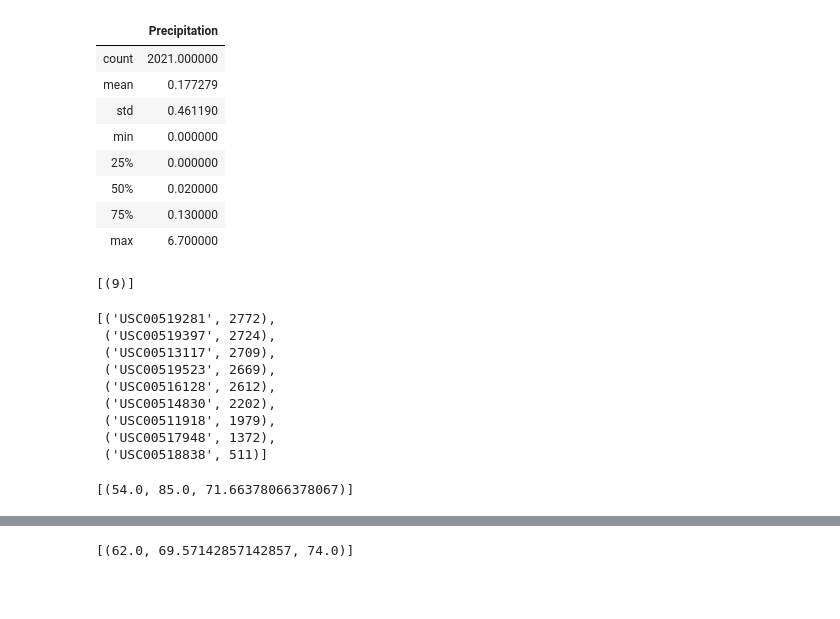
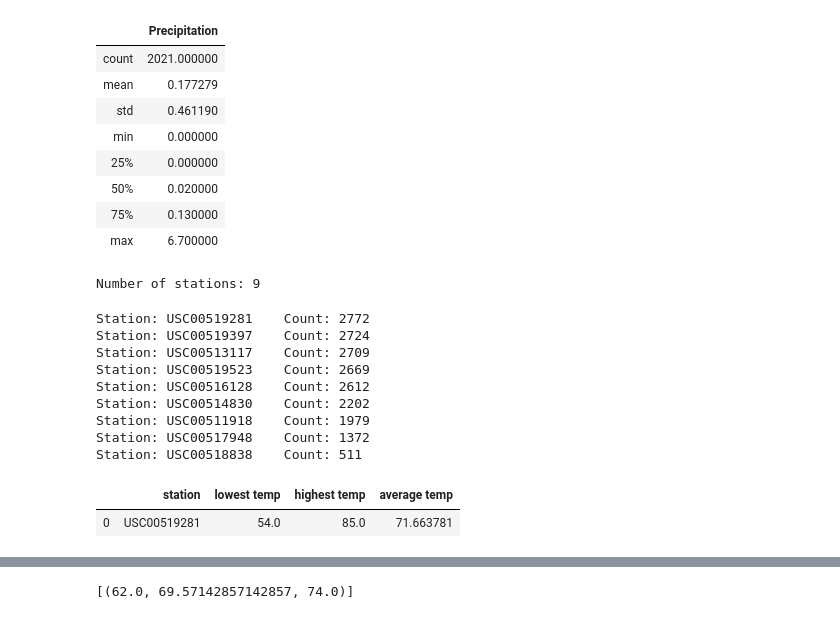
Before and after one commit to Davis1776/2020-02-sqlalchemy-challenge, a Jupyter notebook: climate_MRD.ipynb, the cells around one changed output, grey strips where cells are left out. Drawn from its saved outputs; the diff is of its cells as text; code cells hidden in the pictures; blank space fills up the shorter version.

```diff
--- a/climate_MRD.ipynb
+++ b/climate_MRD.ipynb
@@ -115,26 +109,43 @@ prep_df.describe()
 | max | 6.700000 |
 # %%
 # Design a query to show how many stations are available in this dataset?
+number_stations = session.query(Station.station).count()
+print(f"Number of stations: {number_stations}")
 # %% [output]
-[(9)]
+Number of stations: 9
 # %%
 # What are the most active stations? (i.e. what stations have the most rows)?
 # List the stations and the counts in descending order.
+station_count = session.query(Station.station, func.count(Measurement.id)).select_from(Measurement).\
+    join(Station, Measurement.station == Station.station).group_by(Station.station).\
+    order_by(func.count(Measurement.id).desc()).all()
+
+for result in station_count:
+    print(f"Station: {result[0]}\tCount: {result[1]}")
 # %% [output]
-[('USC00519281', 2772),
- ('USC00519397', 2724),
- ('USC00513117', 2709),
- ('USC00519523', 2669),
- ('USC00516128', 2612),
- ('USC00514830', 2202),
- ('USC00511918', 1979),
- ('USC00517948', 1372),
- ('USC00518838', 511)]
+Station: USC00519281    Count: 2772
+Station: USC00519397    Count: 2724
+Station: USC00513117    Count: 2709
+Station: USC00519523    Count: 2669
+Station: USC00516128    Count: 2612
+Station: USC00514830    Count: 2202
+Station: USC00511918    Count: 1979
+Station: USC00517948    Count: 1372
+Station: USC00518838    Count: 511
 # %%
 # Using the station id from the previous query, calculate the lowest temperature recorded,
 # highest temperature recorded, and average temperature of the most active station?
+USC281 = session.query(Measurement.station
+                       ,func.min(Measurement.tobs).label('lowest temp')
+                       ,func.max(Measurement.tobs).label('highest temp')
+                       ,func.avg(Measurement.tobs).label('average temp'))\
+                        .filter(Measurement.station == 'USC00519281').statement
+
+USC281_data = pd.read_sql_query(USC281, session.bind)
+USC281_data
 # %% [output]
-[(54.0, 85.0, 71.66378066378067)]
+|  | station | lowest temp | highest temp | average temp |
+| 0 | USC00519281 | 54.0 | 85.0 | 71.663781 |
 # %%
 # Choose the station with the highest number of temperature observations.
 # Query the last 12 months of temperature observation data for this station and plot the results as a histogram
```
Also changed, not shown: parts of 4 cells of this notebook, 1 other file.
